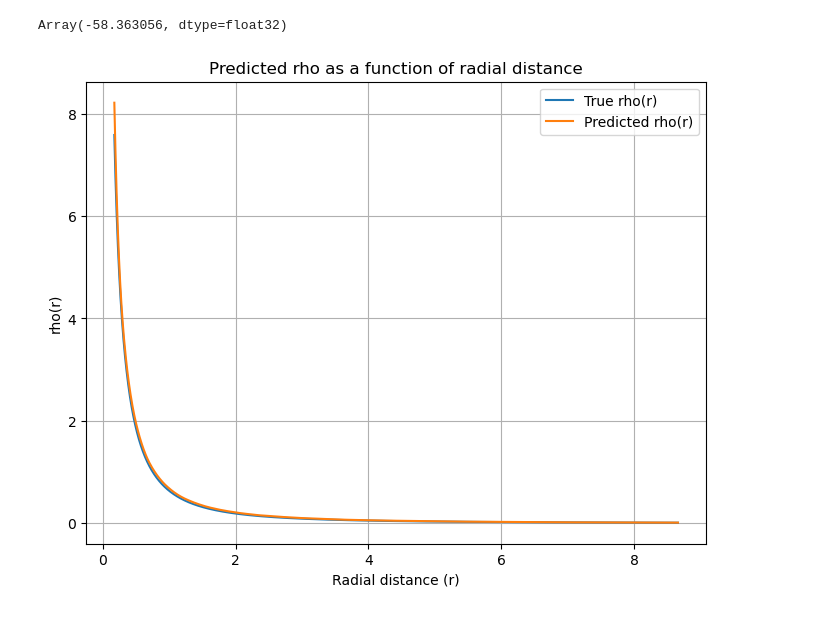
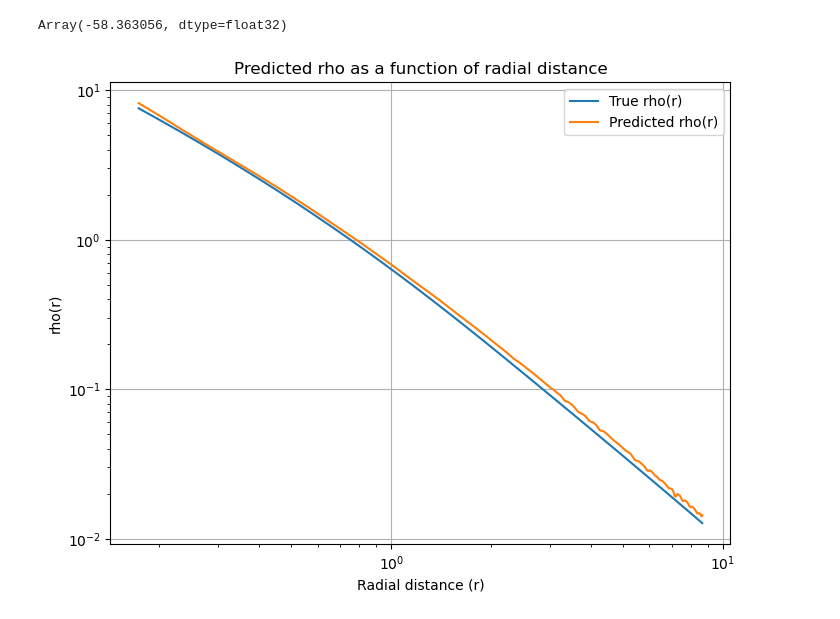
Before and after one commit to Minijanach/JAX_deprojection, a Jupyter notebook: gp_rho_r_latentp.ipynb, the cells around one changed output. Saved outputs shown, nothing was run; the diff lists cells and outputs as text; code cells hidden in the pictures.

```diff
--- a/gp_rho_r_latentp.ipynb
+++ b/gp_rho_r_latentp.ipynb
@@ -166,14 +166,14 @@ Array(-58.363056, dtype=float32)
 # %%
 # Plot p(r)
 plt.figure(figsize=(8, 6))
-plt.plot(r,rho_true, label="True rho(r)")
-plt.plot(r, rho_pred, label="Predicted rho(r)")
+plt.loglog(r,rho_true, label="True rho(r)")
+plt.loglog(r, rho_pred, label="Predicted rho(r)")
 
 plt.xlabel("Radial distance (r)")
 plt.ylabel("rho(r)")
 plt.title("Predicted rho as a function of radial distance")
 plt.legend()
 plt.grid(True)
 plt.show()
 # %% [output]
-[figure, old version]
+[figure, new version]
```
Also changed, not shown: parts of 1 cell of this notebook, 7 other files.
